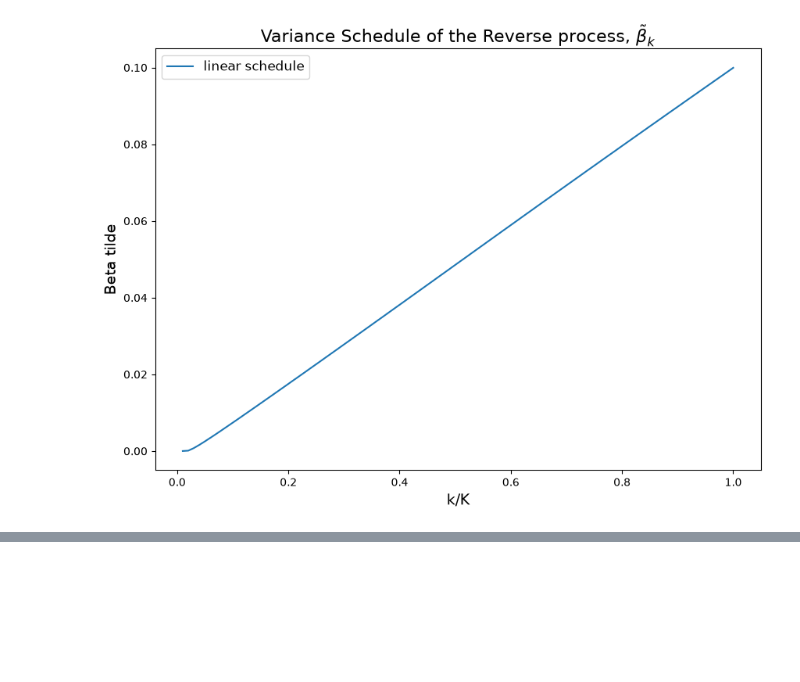
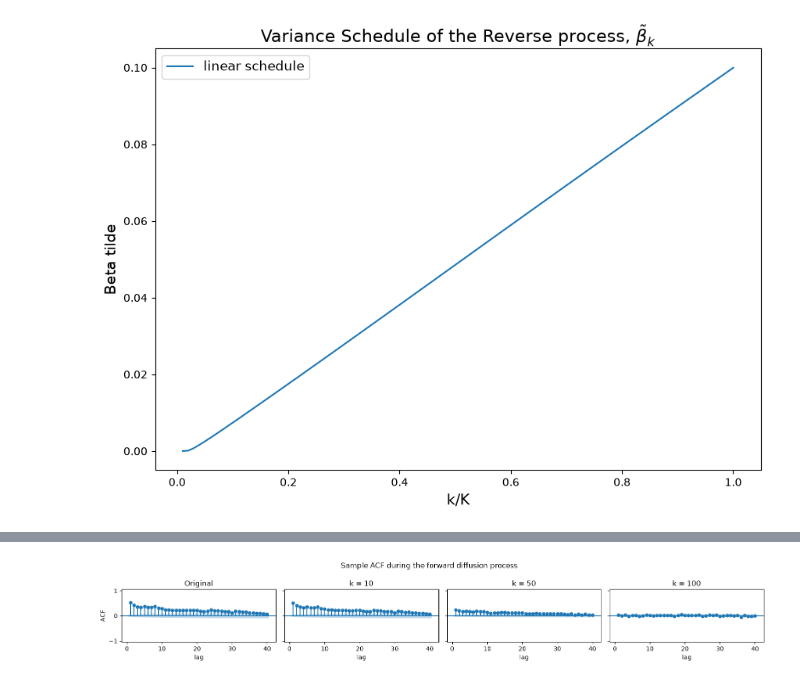
Before and after one commit to jacoporauseo/RC-Diffusion-Models-for-Time-Series-Generation, a Jupyter notebook: Forward.ipynb, the cells around one changed output, grey strips where cells are left out. Saved outputs shown, nothing was run; the diff lists cells and outputs as text; code cells hidden in the pictures; blank space fills up the shorter version.

```diff
--- a/Forward.ipynb
+++ b/Forward.ipynb
@@ -163,0 +195,33 @@ torch.Size([500, 1])
+# %%
+def plot_forward_acf(y, noise, steps=(0, 11, 49, 99), nlags=40, alpha=0.05, seed=None):
+    if seed is not None:
+        torch.manual_seed(seed)
+    T, N = y.shape
+    nlags = min(nlags, T - 1)
+
+    process_forw = {"Original": y.detach().cpu().numpy()}
+    for k in steps:
+        k_tensor = torch.full((T,), k, dtype=torch.long, device=y.device)
+        x_k, _ = noise.q_sample(x_0=y, k=k_tensor)
+        process_forw[f"k = {k + 1}"] = x_k.detach().cpu().numpy()
+
+    n_cols = len(process_forw)
+    fig, axes = plt.subplots(N, n_cols, figsize=(4 * n_cols, 2.5 * N),
+                             sharex=True, sharey=True, squeeze=False)
+    for j, (label, series) in enumerate(process_forw.items()):
+        for d in range(N):
+            ax = axes[d, j]
+            plot_acf(series[:, d], lags=nlags, alpha=alpha, zero=False, ax=ax)
+            ax.set_ylim(-1.05, 1.05)
+            ax.set_title(label if d == 0 else "")
+            if j == 0:
+                ax.set_ylabel(f"dim {d}" if N > 1 else "ACF")
+            if d == N - 1:
+                ax.set_xlabel("lag")
+    fig.suptitle("Sample ACF during the forward diffusion process")
+    fig.tight_layout()
+    plt.show()
+# %%
+plot_forward_acf(RV_train, ddpm, steps=(9, 49, 99), nlags=40, alpha=0.05, seed=None)
+# %% [output]
+[figure, added]
```
Also changed, not shown: parts of 18 cells of this notebook.
